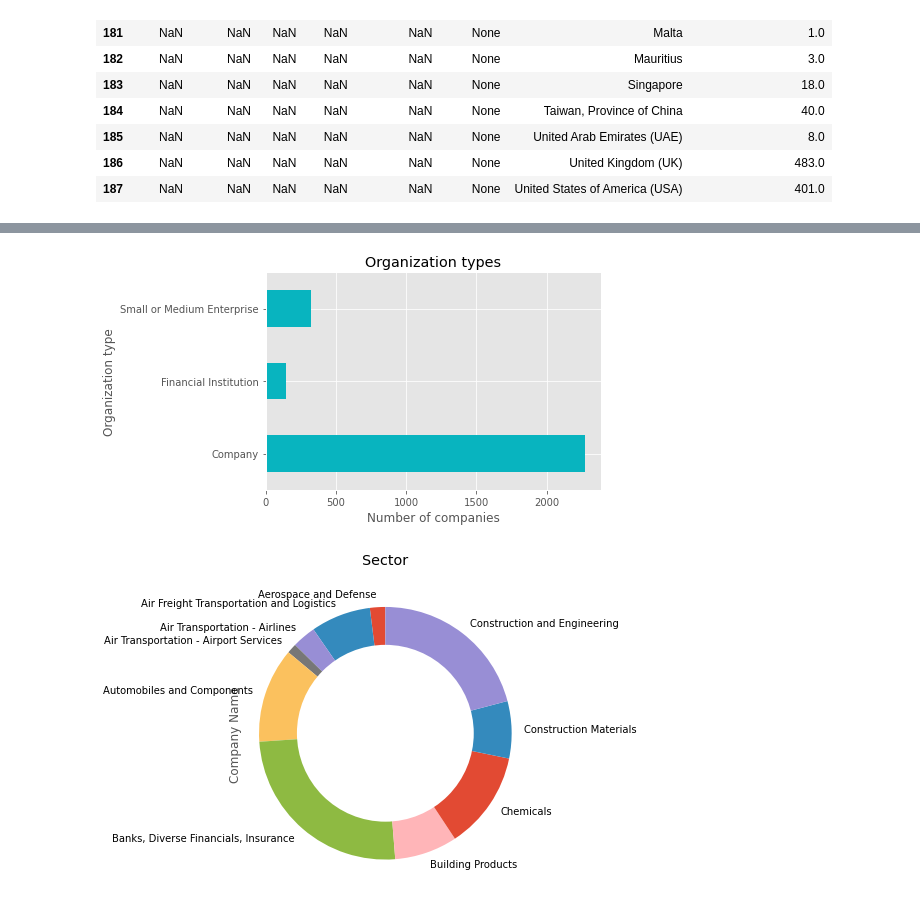
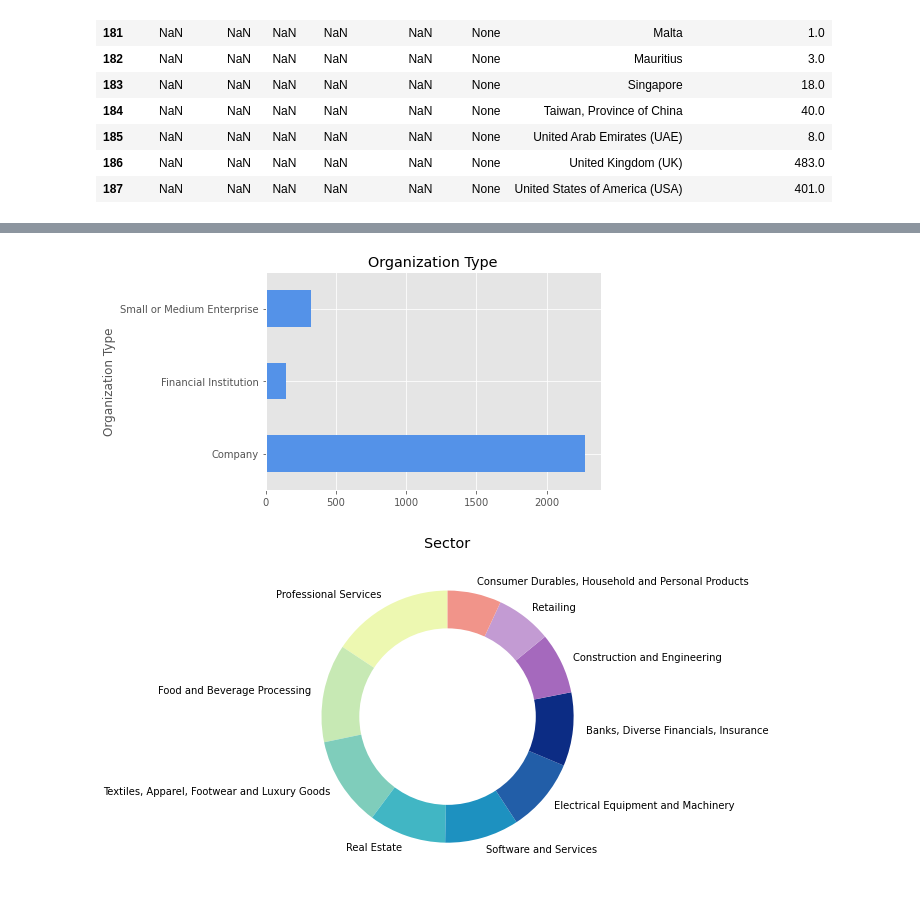
Before and after one commit to isalesp/SBTi, a Jupyter notebook: SBTi.ipynb, the cells around one changed output, grey strips where cells are left out. Saved outputs shown, nothing was run; the diff lists cells and outputs as text; code cells hidden in the pictures.

```diff
--- a/SBTi.ipynb
+++ b/SBTi.ipynb
@@ -184,3 +184,4 @@ Name: Sector, dtype: int64
 data.loc[data["Near term - Target Status"]== "Targets set", "Near term - Target Status"] = "Targets Set"
 data.loc[data["Region"]== "europe", "Region"] = "Europe"
 data.loc[data["Region"]== "north America", "Region"] = "North America"
+data.loc[data["Sector"]== "Pharmaceuticals, Biotechnology and Life Sciences", "Sector"] = "Pharmaceuticals, Biotechnology and Life"
@@ -367,22 +320,26 @@ plt.show()
 # %%
 tb7 = data.groupby(["Organization Type"])["Company Name"].count()
 
-f5 = tb7.plot(kind = "barh", color = "#08b4bf")
-plt.title("Organization types")
-plt.ylabel("Organization type")
-plt.xlabel("Number of companies")
+f5 = tb7.plot(kind = "barh", color = "#5492E8", legend=None)
+plt.title("Organization Type")
+plt.xlabel("")
 plt.show()
 # %% [output]
-[figure, old version]
+[figure, new version]
 # %%
 st = data.groupby(["Sector"])["Company Name"].count()
-st = st.head(10)
+st = st.sort_values(ascending=False).head(10)
+
+colors= ['#edf8b1','#c7e9b4','#7fcdbb','#41b6c4','#1d91c0', '#225ea8',
+         '#0c2c84', '#A569BD', '#C39BD3', '#F1948A']
 
 st.plot(kind='pie',
         figsize=(5, 6),
         startangle=90,
         shadow=False,
-        )
+        colors = colors,
+        ylabel=''
+)
 
 plt.title('Sector')
 plt.axis('equal')
@@ -393,4 +350,4 @@ fig_1.gca().add_artist(center_circle_1)
 
 plt.show()
 # %% [output]
-[figure, old version]
+[figure, new version]
```
Also changed, not shown: parts of 50 cells of this notebook.
